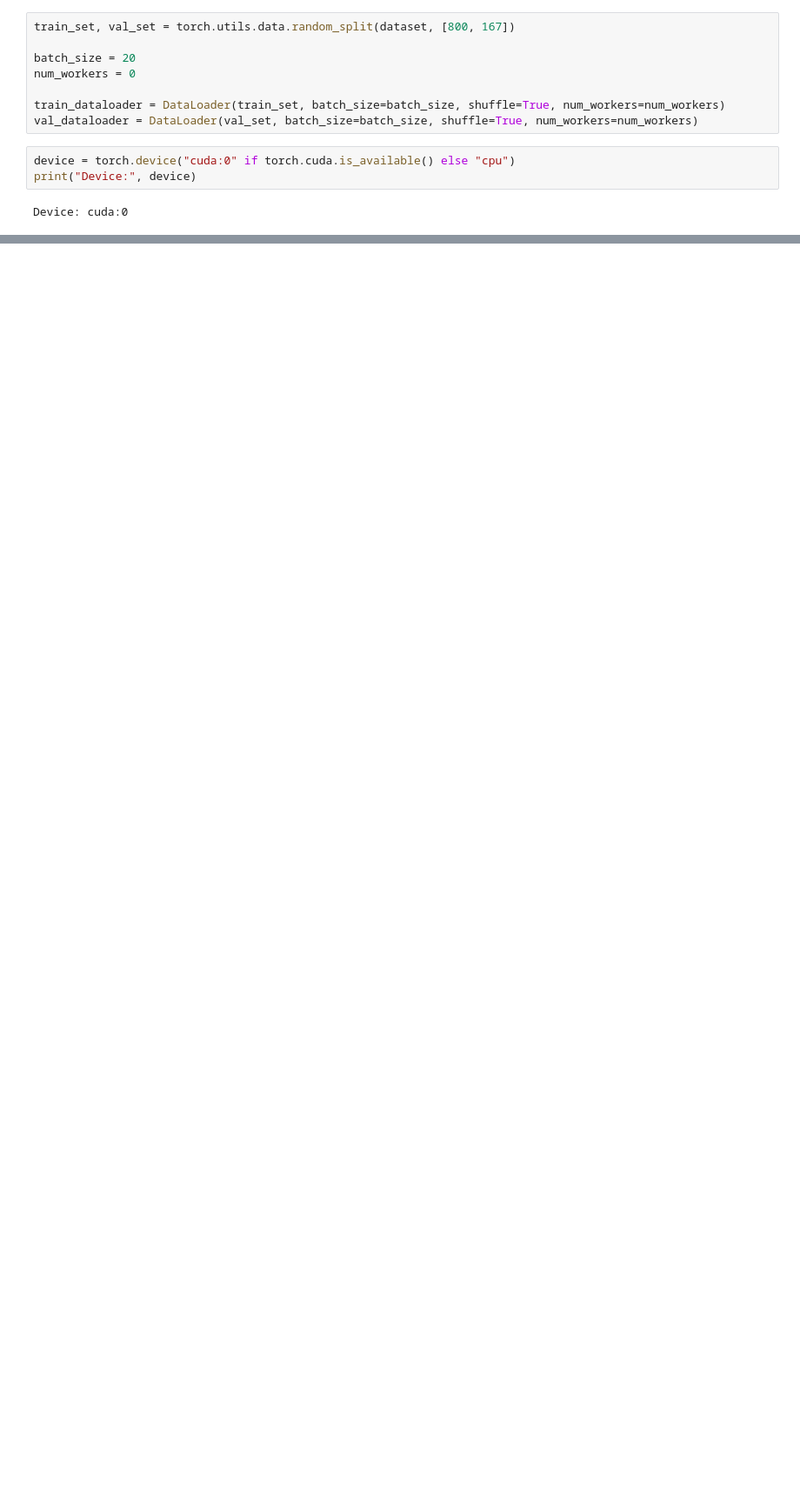
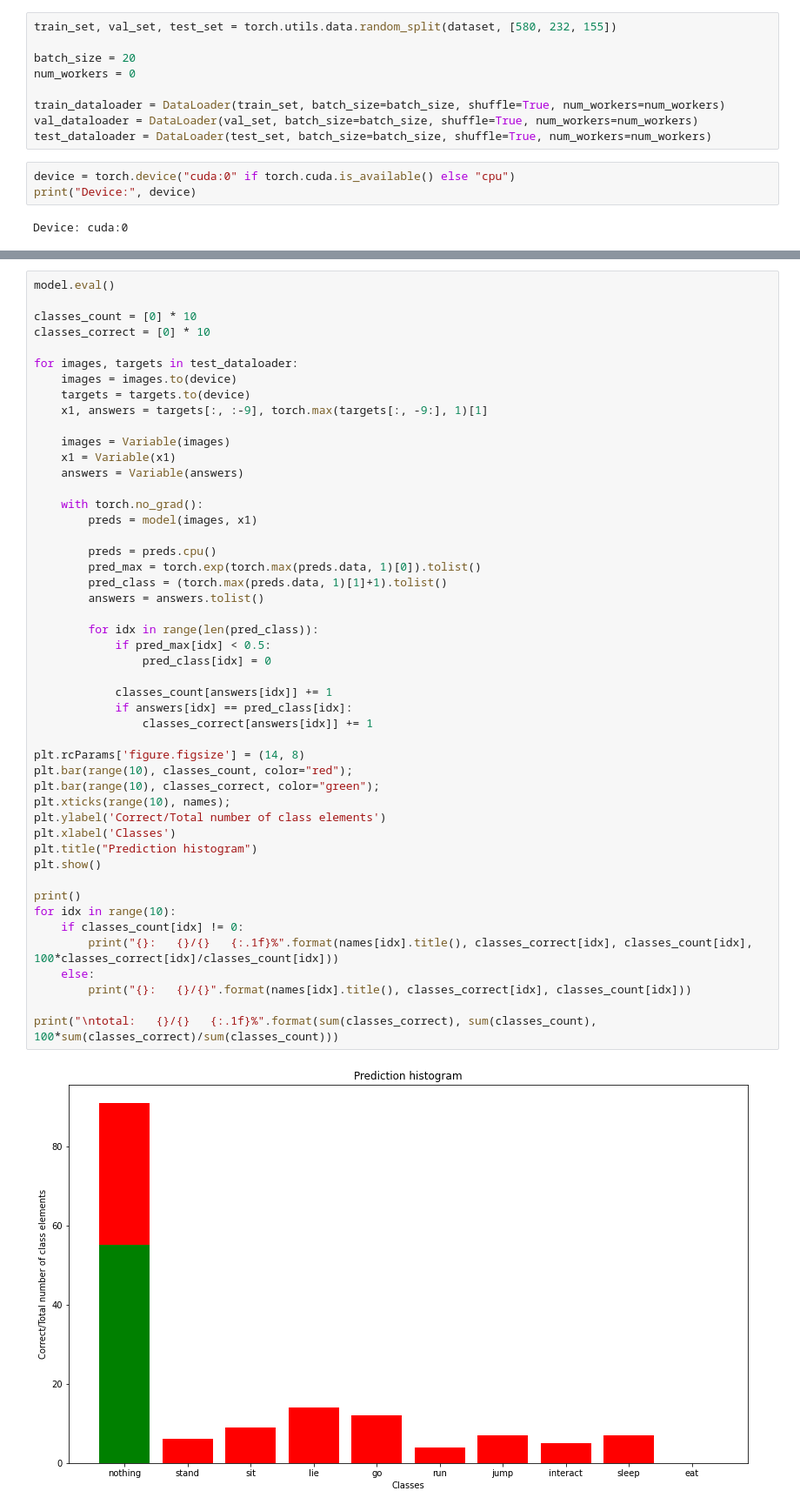
Before and after one commit to Maximrez/Pets-Activity-Interpreter-New, a Jupyter notebook: training_classifier.ipynb, the cells around one changed output, grey strips where cells are left out. Shown: that part at 87% size. Cells and saved outputs as stored; diff of their text form; blank space fills up the shorter version.

```diff
--- a/training_classifier.ipynb
+++ b/training_classifier.ipynb
@@ -250,13 +300,14 @@ print(f"Экземпляров в датасете: {len(dataset)}")
 # %% [output]
 Экземпляров в датасете: 967
 # %%
-train_set, val_set = torch.utils.data.random_split(dataset, [800, 167])
+train_set, val_set, test_set = torch.utils.data.random_split(dataset, [580, 232, 155])
 
 batch_size = 20
 num_workers = 0
 
 train_dataloader = DataLoader(train_set, batch_size=batch_size, shuffle=True, num_workers=num_workers)
 val_dataloader = DataLoader(val_set, batch_size=batch_size, shuffle=True, num_workers=num_workers)
+test_dataloader = DataLoader(test_set, batch_size=batch_size, shuffle=True, num_workers=num_workers)
 # %%
 device = torch.device("cuda:0" if torch.cuda.is_available() else "cpu")
 print("Device:", device)
@@ -459,0 +517,50 @@ Best acc: 0.5730
+# %%
+model.eval()
+
+classes_count = [0] * 10
+classes_correct = [0] * 10
+
+for images, targets in test_dataloader:
+    images = images.to(device)
+    targets = targets.to(device)
+    x1, answers = targets[:, :-9], torch.max(targets[:, -9:], 1)[1]
+
+    images = Variable(images)
+    x1 = Variable(x1)
+    answers = Variable(answers)
+
+    with torch.no_grad():
+        preds = model(images, x1)
+
+        preds = preds.cpu()
+        pred_max = torch.exp(torch.max(preds.data, 1)[0]).tolist()
+        pred_class = (torch.max(preds.data, 1)[1]+1).tolist()
+        answers = answers.tolist()
+
+        for idx in range(len(pred_class)):
+            if pred_max[idx] < 0.5:
+                pred_class[idx] = 0
+
+            classes_count[answers[idx]] += 1
+            if answers[idx] == pred_class[idx]:
+                classes_correct[answers[idx]] += 1
+
+plt.rcParams['figure.figsize'] = (14, 8)
+plt.bar(range(10), classes_count, color="red");
+plt.bar(range(10), classes_correct, color="green");
+plt.xticks(range(10), names);
+plt.ylabel('Correct/Total number of class elements')
+plt.xlabel('Classes')
+plt.title("Prediction histogram")
+plt.show()
+
+print()
+for idx in range(10):
+    if classes_count[idx] != 0:
+        print("{}:   {}/{}   {:.1f}%".format(names[idx].title(), classes_correct[idx], classes_count[idx], 100*classes_correct[idx]/classes_count[idx]))
+    else:
+        print("{}:   {}/{}".format(names[idx].title(), classes_correct[idx], classes_count[idx]))
+
+print("\ntotal:   {}/{}   {:.1f}%".format(sum(classes_correct), sum(classes_count), 100*sum(classes_correct)/sum(classes_count)))
+# %% [output]
+[figure, added]
```
Also changed, not shown: parts of 22 cells of this notebook, 1 other file.
